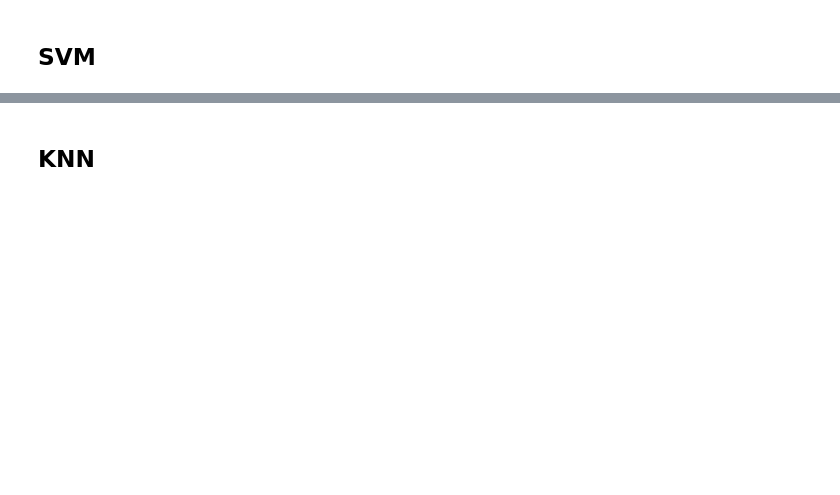
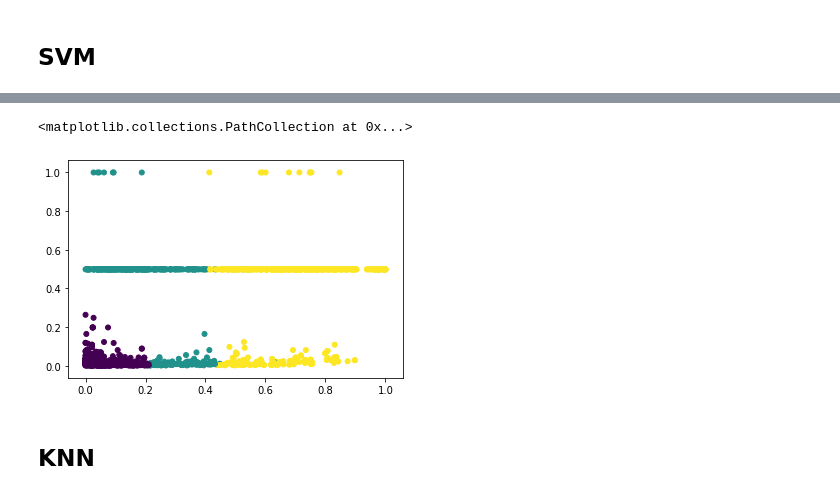
Before and after one commit to michelezoncheddu/data-mining-project, a Jupyter notebook: 3_Classification_statistical.ipynb, the cells around one changed output, grey strips where cells are left out. Cells and saved outputs as stored; diff of their text form; code cells hidden in the pictures; blank space fills up the shorter version.

```diff
--- a/3_Classification_statistical.ipynb
+++ b/3_Classification_statistical.ipynb
@@ -342,3 +363,10 @@ weighted avg       0.81      0.79      0.78      1899
+# %%
+# x: Frequency
+# y: Max items
+plt.scatter(test_set[:, 0], test_set[:, 1], c= test_pred_svm, s=25)
+# %% [output]
+<matplotlib.collections.PathCollection at 0x...>
+[figure, added]
 # %% [markdown]
 ## KNN
 # %%
```
Also changed, not shown: parts of 24 cells of this notebook, 1 other file.
